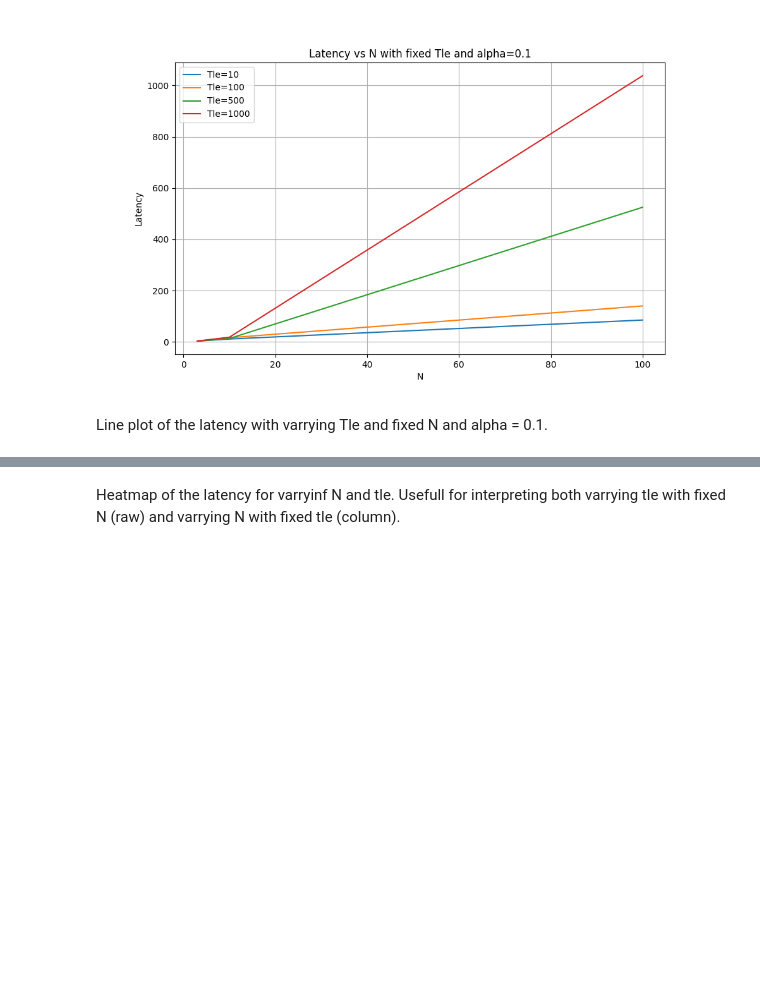
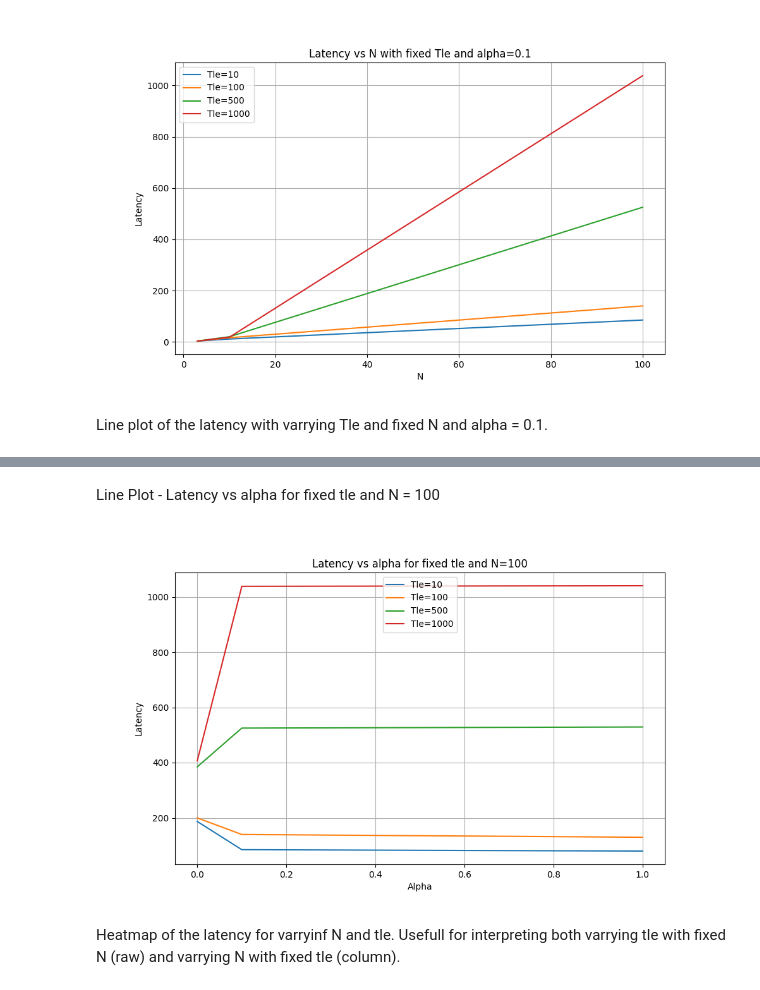
Before and after one commit to Minifixio/SLR210-Obstruction-Free-Consensus-Paxos, a Jupyter notebook: graphPlots.ipynb, the cells around one changed output, grey strips where cells are left out. Saved outputs shown, nothing was run; the diff lists cells and outputs as text; code cells hidden in the pictures; blank space fills up the shorter version.

```diff
--- a/graphPlots.ipynb
+++ b/graphPlots.ipynb
@@ -84,4 +84,22 @@ plt.show()
 [figure]
+# %% [markdown]
+Line Plot - Latency vs alpha for fixed tle and N = 100
+# %%
+# Line Plot - Latency vs alpha for fixed tle and N = 100
+fixed_N = 100  # Choose a fixed value of N
+subset = df[(df['N'] == fixed_N)]
+plt.figure(figsize=(10, 6))
+for tle, group in subset.groupby('Tle'):
+    plt.plot(group['Alpha'], group['Execution Time'], label=f'Tle={tle}')
+
+plt.xlabel('Alpha')
+plt.ylabel('Latency')
+plt.title(f'Latency vs alpha for fixed tle and N={fixed_N}')
+plt.legend()
+plt.grid(True)
+plt.show()
+# %% [output]
+[figure, added]
 # %% [markdown]
 Heatmap of the latency for varryinf N and tle.
 Usefull for interpreting both varrying tle with fixed N (raw) and varrying N with fixed tle (column).
```
Also changed, not shown: parts of 6 cells of this notebook, 9 other files.
